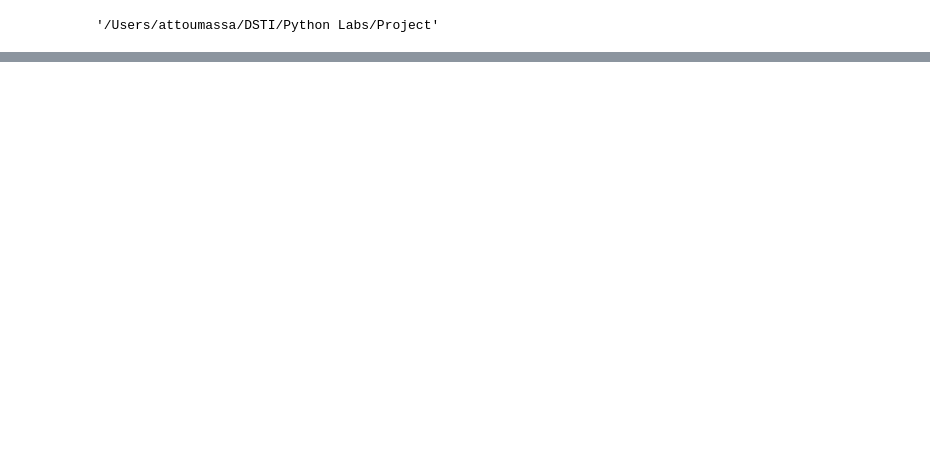
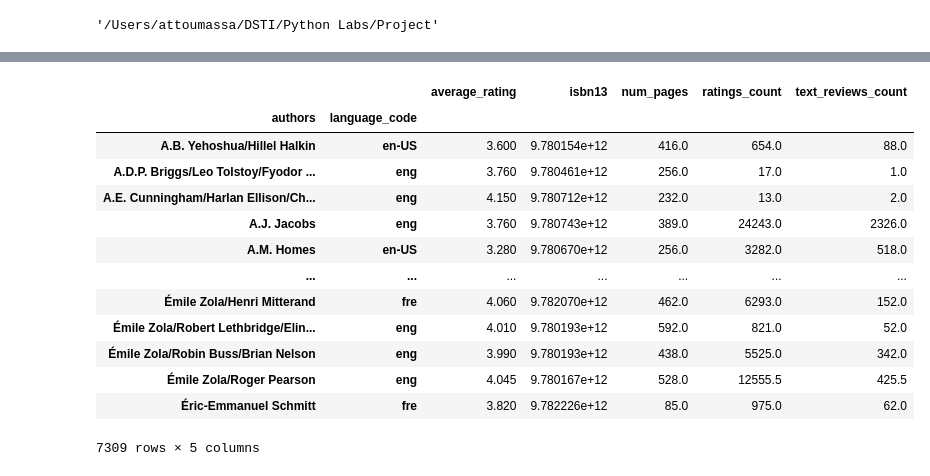
Before and after one commit to Attoumassa/book_rating_prediction_model, a Jupyter notebook: Data_analysis/book_rating.ipynb, the cells around one changed output, grey strips where cells are left out. Saved outputs shown, nothing was run; the diff lists cells and outputs as text; code cells hidden in the pictures; blank space fills up the shorter version.

```diff
--- a/Data_analysis/book_rating.ipynb
+++ b/Data_analysis/book_rating.ipynb
@@ -29,0 +142,17 @@ df
+# %%
+df.groupby(["authors","language_code"]).mean()
+# %% [output]
+|  |  | average_rating | isbn13 | num_pages | ratings_count | text_reviews_count |
+| authors | language_code |  |  |  |  |  |
+| A.B. Yehoshua/Hillel Halkin | en-US | 3.600 | 9.780154e+12 | 416.0 | 654.0 | 88.0 |
+| A.D.P. Briggs/Leo Tolstoy/Fyodor ... | eng | 3.760 | 9.780461e+12 | 256.0 | 17.0 | 1.0 |
+| A.E. Cunningham/Harlan Ellison/Ch... | eng | 4.150 | 9.780712e+12 | 232.0 | 13.0 | 2.0 |
+| A.J. Jacobs | eng | 3.760 | 9.780743e+12 | 389.0 | 24243.0 | 2326.0 |
+| A.M. Homes | en-US | 3.280 | 9.780670e+12 | 256.0 | 3282.0 | 518.0 |
+| ... | ... | ... | ... | ... | ... | ... |
+| Émile Zola/Henri Mitterand | fre | 4.060 | 9.782070e+12 | 462.0 | 6293.0 | 152.0 |
+| Émile Zola/Robert Lethbridge/Elin... | eng | 4.010 | 9.780193e+12 | 592.0 | 821.0 | 52.0 |
+| Émile Zola/Robin Buss/Brian Nelson | eng | 3.990 | 9.780193e+12 | 438.0 | 5525.0 | 342.0 |
+| Émile Zola/Roger Pearson | eng | 4.045 | 9.780167e+12 | 528.0 | 12555.5 | 425.5 |
+| Éric-Emmanuel Schmitt | fre | 3.820 | 9.782226e+12 | 85.0 | 975.0 | 62.0 |
+7309 rows × 5 columns
```
Also changed, not shown: parts of 13 cells of this notebook, 2 other files.
